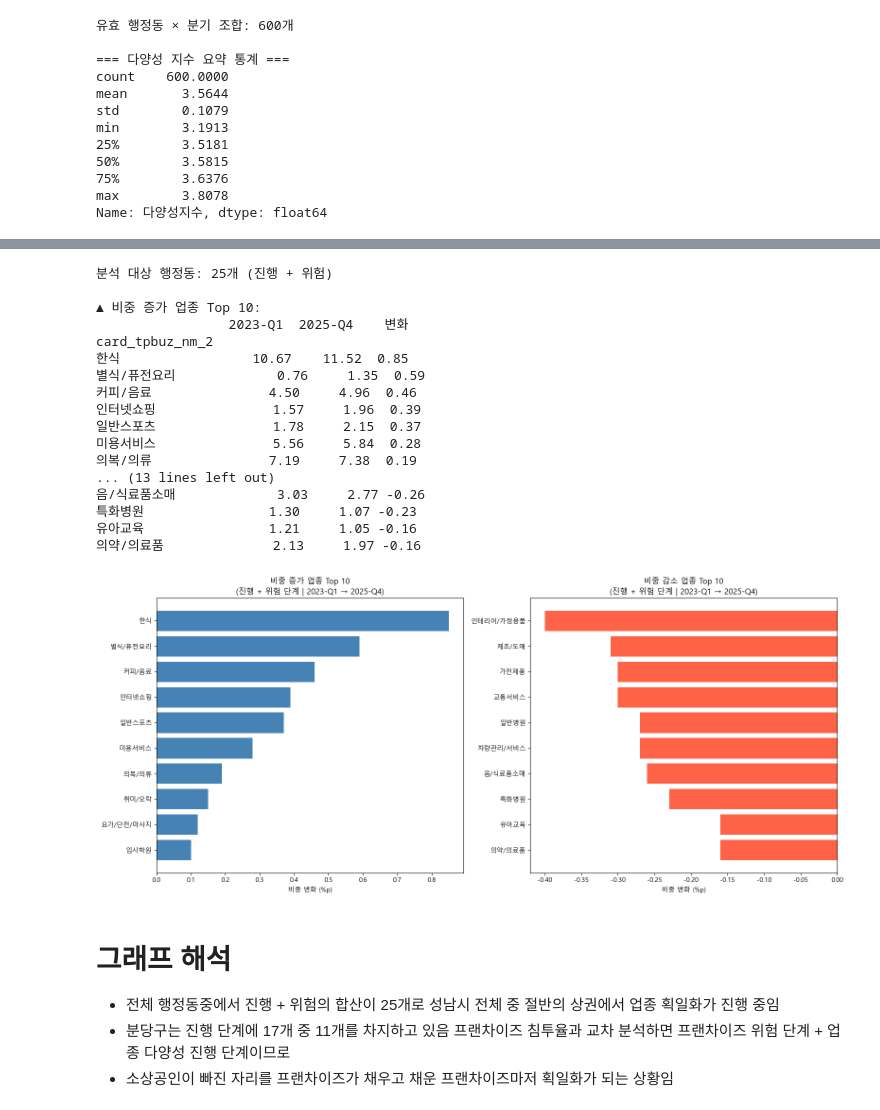
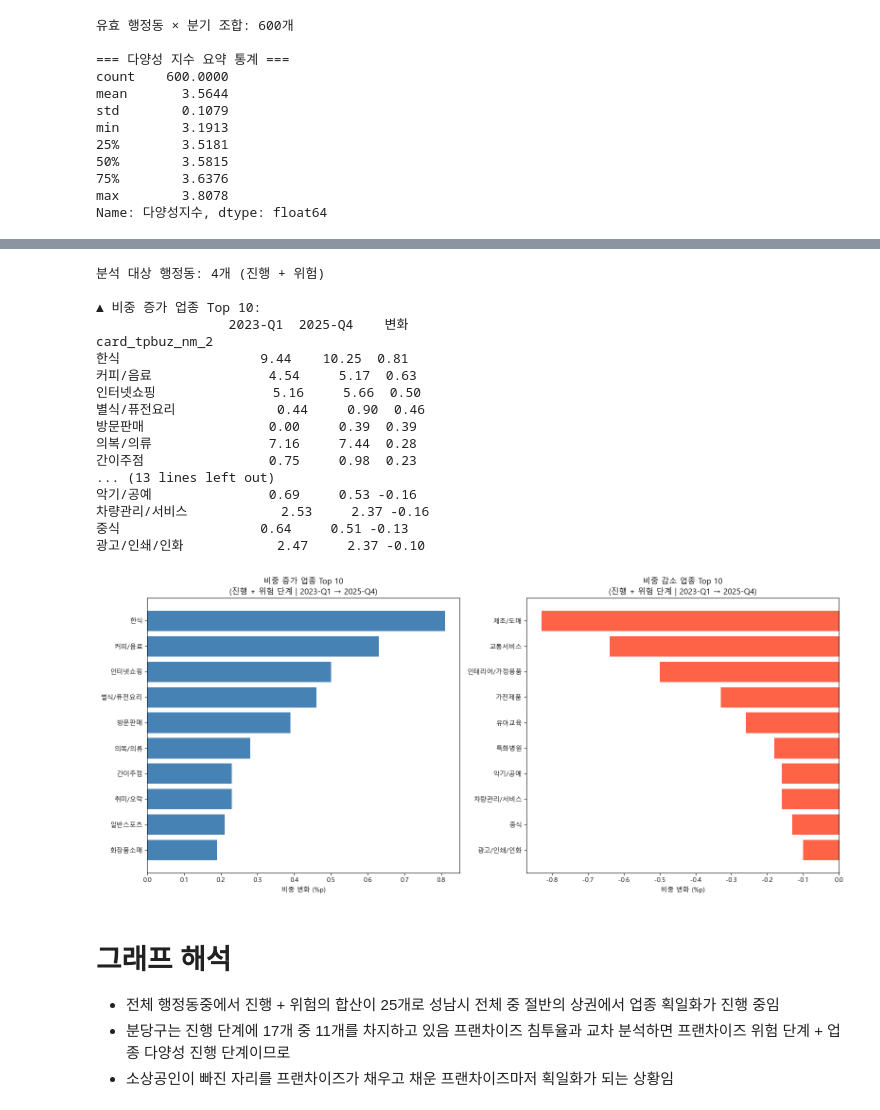
Before and after one commit to bulsajo1/final_project, a Jupyter notebook: Geunsu/EDA_가맹점.ipynb, the cells around one changed output, grey strips where cells are left out. Drawn from its saved outputs; the diff is of its cells as text; code cells hidden in the pictures.

```diff
--- a/Geunsu/EDA_가맹점.ipynb
+++ b/Geunsu/EDA_가맹점.ipynb
@@ -805,8 +820,8 @@ plt.show()
 # %%
-# ── 행정동별 평균 다양성 + 분기 기울기 계산 → 4단계 분류 ─────────────
+# ── 행정동별 평균 다양성 + 분기 기울기 계산 → 5단계 분류 ─────────────
 from scipy.stats import linregress
 
-pivot_div = div_h.pivot_table(index=["구_행정동", "구명"], columns="분기", values="다양성지수")
+pivot_div = div_h.pivot_table(index=["행정동명", "구명"], columns="분기", values="다양성지수")
 pivot_div.columns = [str(c) for c in pivot_div.columns]
 pivot_div["평균다양성"] = pivot_div.mean(axis=1).round(4)
 
@@ -819,7 +834,7 @@ def calc_slope_div(grp):
     return slope
 
 slope_div = (
-    div_h.groupby("구_행정동")
+    div_h.groupby("행정동명")
     .apply(calc_slope_div)
     .reset_index()
     .rename(columns={0: "기울기"})
@@ -828,36 +843,43 @@ slope_div = (
 div_summary = (
     pivot_div[["평균다양성"]]
     .reset_index()
-    .merge(slope_div, on="구_행정동")
+    .merge(slope_div, on="행정동명")
 )
 
-# 중앙값 기준 4사분면 분류
-med_h_val  = div_summary["평균다양성"].median()
-med_s_val  = div_summary["기울기"].median()
+med_h_val = div_summary["평균다양성"].median()
+med_s_val = div_summary["기울기"].median()
+
+# 위험 사분면(다양성↓ 기울기↓) 내부를 기울기 중앙값으로 추가 분리 → 위험/쇠퇴
+위험_mask_div = (div_summary["평균다양성"] < med_h_val) & (div_summary["기울기"] < med_s_val)
+med_위험_slope_div = div_summary.loc[위험_mask_div, "기울기"].median()
 
 def classify_div(row):
     hi_h = row["평균다양성"] >= med_h_val
     hi_s = row["기울기"]     >= med_s_val
-    if   hi_h and hi_s:     return "안정"
-    elif hi_h and not hi_s: return "진행"
-    elif not hi_h and hi_s: return "초기"
-    else:                   return "위험"
+    if hi_h and hi_s:     return "초기"   # 다양↑ 증가↑ → 건강한 상권
+    if not hi_h and hi_s: return "주의"   # 다양↓ 증가↑ → 단순하지만 회복 중
+    if hi_h and not hi_s: return "경계"   # 다양↑ 감소↓ → 획일화 진행
+    # not hi_h and not hi_s → 위험 사분면: 기울기로 위험/쇠퇴 추가 분리
+    if row["기울기"] < med_위험_slope_div: return "쇠퇴"
+    return "위험"
 
 div_summary["단계"] = div_summary.apply(classify_div, axis=1)
 
 stage_colors_div = {
-    "안정": "#2ca02c",
-    "초기": "#1f77b4",
-    "진행": "#ff7f0e",
+    "초기": "#2ca02c",
+    "주의": "#1f77b4",
+    "경계": "#ff7f0e",
     "위험": "#d62728",
+    "쇠퇴": "#7f7f7f",
 }
-stage_order_div = ["안정", "초기", "진행", "위험"]
+stage_order_div = ["초기", "주의", "경계", "위험", "쇠퇴"]
 
 print(f"기준 중앙값 — 평균 다양성: {med_h_val:.4f}  /  기울기: {med_s_val:.6f}")
+print(f"위험 사분면 내부 기울기 중앙값: {med_위험_slope_div:.6f}")
 print()
 print("=== 행정동별 업종 다양성 단계 분류 ===")
 print(
-    div_summary[["구_행정동", "구명", "평균다양성", "기울기", "단계"]]
+    div_summary[["행정동명", "구명", "평균다양성", "기울기", "단계"]]
     .sort_values(["단계", "평균다양성"], ascending=[True, False])
     .round(4)
     .to_string(index=False)
@@ -958,10 +976,10 @@ plt.show()
 # ── 다양성 감소 지역 업종 교체 분석 ──────────────────────────────────
 # "진행" + "위험" 단계 지역에서 2023-Q1 → 2025-Q4 업종 비중 변화
 
-declining_dong = div_summary[div_summary["단계"].isin(["진행", "위험"])]["구_행정동"].tolist()
+declining_dong = div_summary[div_summary["단계"].isin(["진행", "위험"])]["행정동명"].tolist()
 
-df_23q1 = df_eda[(df_eda["분기"] == "2023-Q1") & (df_eda["구_행정동"].isin(declining_dong))]
-df_25q4 = df_eda[(df_eda["분기"] == "2025-Q4") & (df_eda["구_행정동"].isin(declining_dong))]
+df_23q1 = df_eda[(df_eda["분기"] == "2023-Q1") & (df_eda["행정동명"].isin(declining_dong))]
+df_25q4 = df_eda[(df_eda["분기"] == "2025-Q4") & (df_eda["행정동명"].isin(declining_dong))]
 
 def get_share(df_q):
     total = df_q["mer_cnt"].sum()
@@ -977,46 +995,46 @@ share_diff["변화"] = (share_diff["2025-Q4"] - share_diff["2023-Q1"]).round(2)
 print(f"분석 대상 행정동: {len(declining_dong)}개 (진행 + 위험)")
 print()
 print("▲ 비중 증가 업종 Top 10:")
 print(share_diff.nlargest(10, "변화")[["2023-Q1", "2025-Q4", "변화"]].to_string())
 print()
 print("▼ 비중 감소 업종 Top 10:")
 print(share_diff.nsmallest(10, "변화")[["2023-Q1", "2025-Q4", "변화"]].to_string())
 
 # 시각화
 fig, axes = plt.subplots(1, 2, figsize=(16, 7))
 
 top_inc = share_diff.nlargest(10, "변화")
 top_dec = share_diff.nsmallest(10, "변화")
 
 axes[0].barh(top_inc.index[::-1], top_inc["변화"][::-1], color="steelblue")
 axes[0].set_title("비중 증가 업종 Top 10\n(진행 + 위험 단계 | 2023-Q1 → 2025-Q4)", fontsize=12)
 axes[0].set_xlabel("비중 변화 (%p)")
 
 axes[1].barh(top_dec.index[::-1], top_dec["변화"][::-1], color="tomato")
 axes[1].set_title("비중 감소 업종 Top 10\n(진행 + 위험 단계 | 2023-Q1 → 2025-Q4)", fontsize=12)
 axes[1].set_xlabel("비중 변화 (%p)")
 
 plt.tight_layout()
 plt.show()
 # %% [output]
-분석 대상 행정동: 25개 (진행 + 위험)
+분석 대상 행정동: 4개 (진행 + 위험)
 
 ▲ 비중 증가 업종 Top 10:
                  2023-Q1  2025-Q4    변화
 card_tpbuz_nm_2
-한식                 10.67    11.52  0.85
-별식/퓨전요리             0.76     1.35  0.59
-커피/음료               4.50     4.96  0.46
-인터넷쇼핑               1.57     1.96  0.39
-일반스포츠               1.78     2.15  0.37
-미용서비스               5.56     5.84  0.28
-의복/의류               7.19     7.38  0.19
+한식                  9.44    10.25  0.81
+커피/음료               4.54     5.17  0.63
+인터넷쇼핑               5.16     5.66  0.50
+별식/퓨전요리             0.44     0.90  0.46
+방문판매                0.00     0.39  0.39
+의복/의류               7.16     7.44  0.28
+간이주점                0.75     0.98  0.23
 ... (13 lines left out)
-음/식료품소매             3.03     2.77 -0.26
-특화병원                1.30     1.07 -0.23
-유아교육                1.21     1.05 -0.16
-의약/의료품              2.13     1.97 -0.16
+악기/공예               0.69     0.53 -0.16
+차량관리/서비스            2.53     2.37 -0.16
+중식                  0.64     0.51 -0.13
+광고/인쇄/인화            2.47     2.37 -0.10
-[figure, old version]
+[figure, new version]
 # %% [markdown]
 # 그래프 해석
 
```
Also changed, not shown: parts of 26 cells of this notebook.
